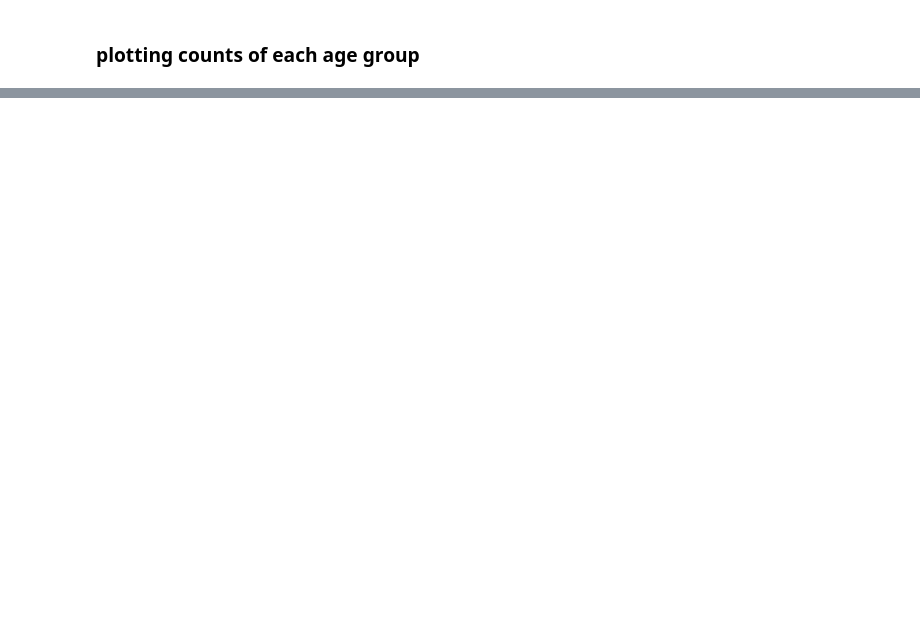
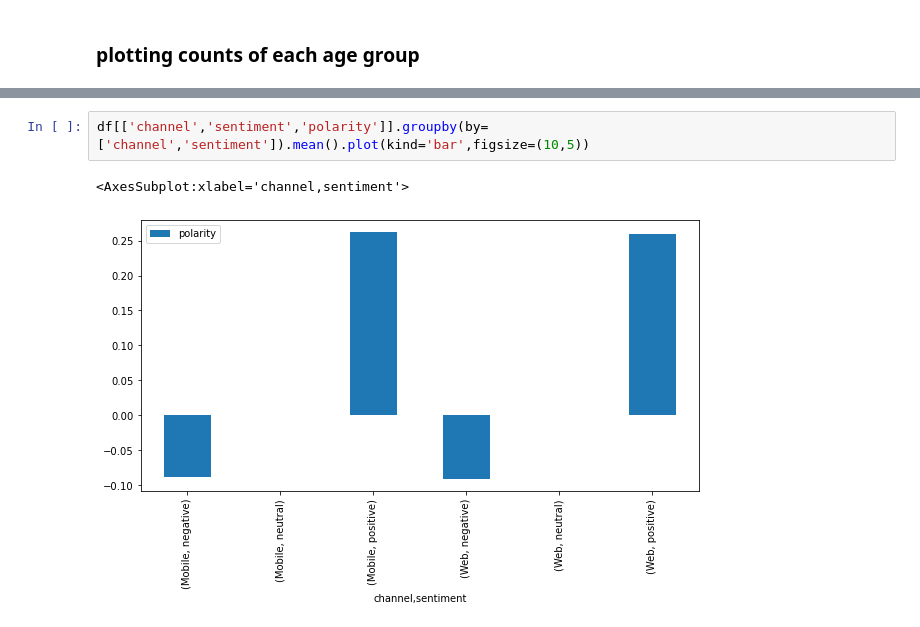
Before and after one commit to lalit-kumr/text_mining_nlp, a Jupyter notebook: nlp_women_clothing_ecommerce10-sep-21-7-00-pm.ipynb, the cells around one changed output, grey strips where cells are left out. Cells and saved outputs as stored; diff of their text form; blank space fills up the shorter version.

```diff
--- a/nlp_women_clothing_ecommerce10-sep-21-7-00-pm.ipynb
+++ b/nlp_women_clothing_ecommerce10-sep-21-7-00-pm.ipynb
@@ -142,0 +188,5 @@ df
+# %%
+df[['channel','sentiment','polarity']].groupby(by=['channel','sentiment']).mean().plot(kind='bar',figsize=(10,5))
+# %% [output]
+<AxesSubplot:xlabel='channel,sentiment'>
+[figure, added]
```
Also changed, not shown: parts of 55 cells of this notebook.
